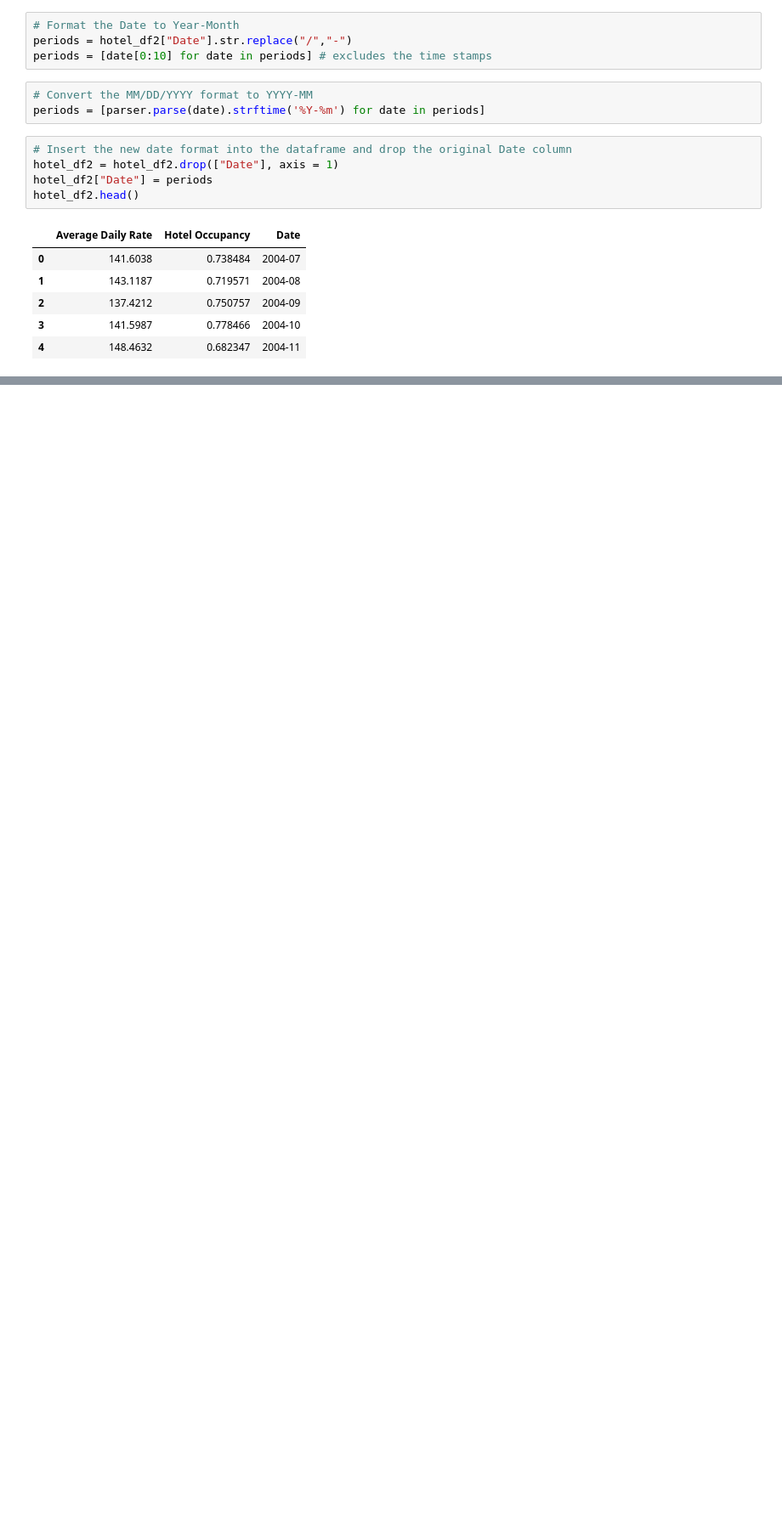
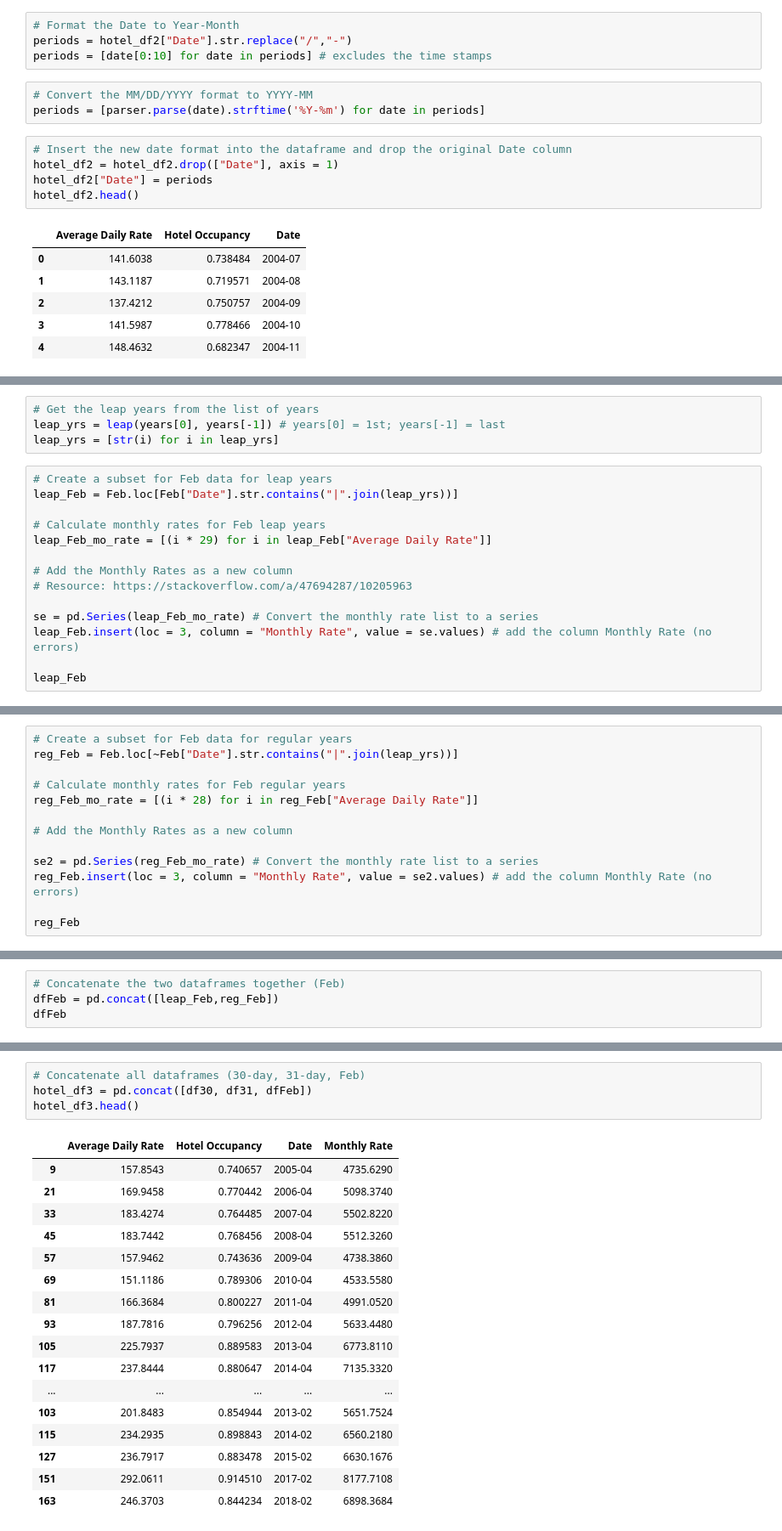
Before and after one commit to rochiecuevas/shared_accommodations, a Jupyter notebook: Hotel Data/Hotel_rates.ipynb, the cells around one changed output, grey strips where cells are left out. Shown at 85% size. Cells and saved outputs as stored; diff of their text form; blank space fills up the shorter version.

```diff
--- a/Hotel Data/Hotel_rates.ipynb
+++ b/Hotel Data/Hotel_rates.ipynb
@@ -48,0 +123,18 @@ hotel_df2.head()
+# %%
+# Get the leap years from the list of years
+leap_yrs = leap(years[0], years[-1]) # years[0] = 1st; years[-1] = last
+leap_yrs = [str(i) for i in leap_yrs]
+# %%
+# Create a subset for Feb data for leap years
+leap_Feb = Feb.loc[Feb["Date"].str.contains("|".join(leap_yrs))]
+
+# Calculate monthly rates for Feb leap years
+leap_Feb_mo_rate = [(i * 29) for i in leap_Feb["Average Daily Rate"]]
+
+# Add the Monthly Rates as a new column
+# Resource: https://stackoverflow.com/a/47694287/10205963
+
+se = pd.Series(leap_Feb_mo_rate) # Convert the monthly rate list to a series
+leap_Feb.insert(loc = 3, column = "Monthly Rate", value = se.values) # add the column Monthly Rate (no errors)
+
+leap_Feb
@@ -48,0 +146,13 @@ hotel_df2.head()
+# %%
+# Create a subset for Feb data for regular years
+reg_Feb = Feb.loc[~Feb["Date"].str.contains("|".join(leap_yrs))]
+
+# Calculate monthly rates for Feb regular years
+reg_Feb_mo_rate = [(i * 28) for i in reg_Feb["Average Daily Rate"]]
+
+# Add the Monthly Rates as a new column
+
+se2 = pd.Series(reg_Feb_mo_rate) # Convert the monthly rate list to a series
+reg_Feb.insert(loc = 3, column = "Monthly Rate", value = se2.values) # add the column Monthly Rate (no errors)
+
+reg_Feb
@@ -48,0 +172,4 @@ hotel_df2.head()
+# %%
+# Concatenate the two dataframes together (Feb)
+dfFeb = pd.concat([leap_Feb,reg_Feb])
+dfFeb
@@ -48,0 +192,22 @@ hotel_df2.head()
+# %%
+# Concatenate all dataframes (30-day, 31-day, Feb)
+hotel_df3 = pd.concat([df30, df31, dfFeb])
+hotel_df3.head()
+# %% [output]
+|  | Average Daily Rate | Hotel Occupancy | Date | Monthly Rate |
+| 9 | 157.8543 | 0.740657 | 2005-04 | 4735.6290 |
+| 21 | 169.9458 | 0.770442 | 2006-04 | 5098.3740 |
+| 33 | 183.4274 | 0.764485 | 2007-04 | 5502.8220 |
+| 45 | 183.7442 | 0.768456 | 2008-04 | 5512.3260 |
+| 57 | 157.9462 | 0.743636 | 2009-04 | 4738.3860 |
+| 69 | 151.1186 | 0.789306 | 2010-04 | 4533.5580 |
+| 81 | 166.3684 | 0.800227 | 2011-04 | 4991.0520 |
+| 93 | 187.7816 | 0.796256 | 2012-04 | 5633.4480 |
+| 105 | 225.7937 | 0.889583 | 2013-04 | 6773.8110 |
+| 117 | 237.8444 | 0.880647 | 2014-04 | 7135.3320 |
+| ... | ... | ... | ... | ... |
+| 103 | 201.8483 | 0.854944 | 2013-02 | 5651.7524 |
+| 115 | 234.2935 | 0.898843 | 2014-02 | 6560.2180 |
+| 127 | 236.7917 | 0.883478 | 2015-02 | 6630.1676 |
+| 151 | 292.0611 | 0.914510 | 2017-02 | 8177.7108 |
+| 163 | 246.3703 | 0.844234 | 2018-02 | 6898.3684 |
```
Also changed, not shown: parts of 18 cells of this notebook, 2 other files.
